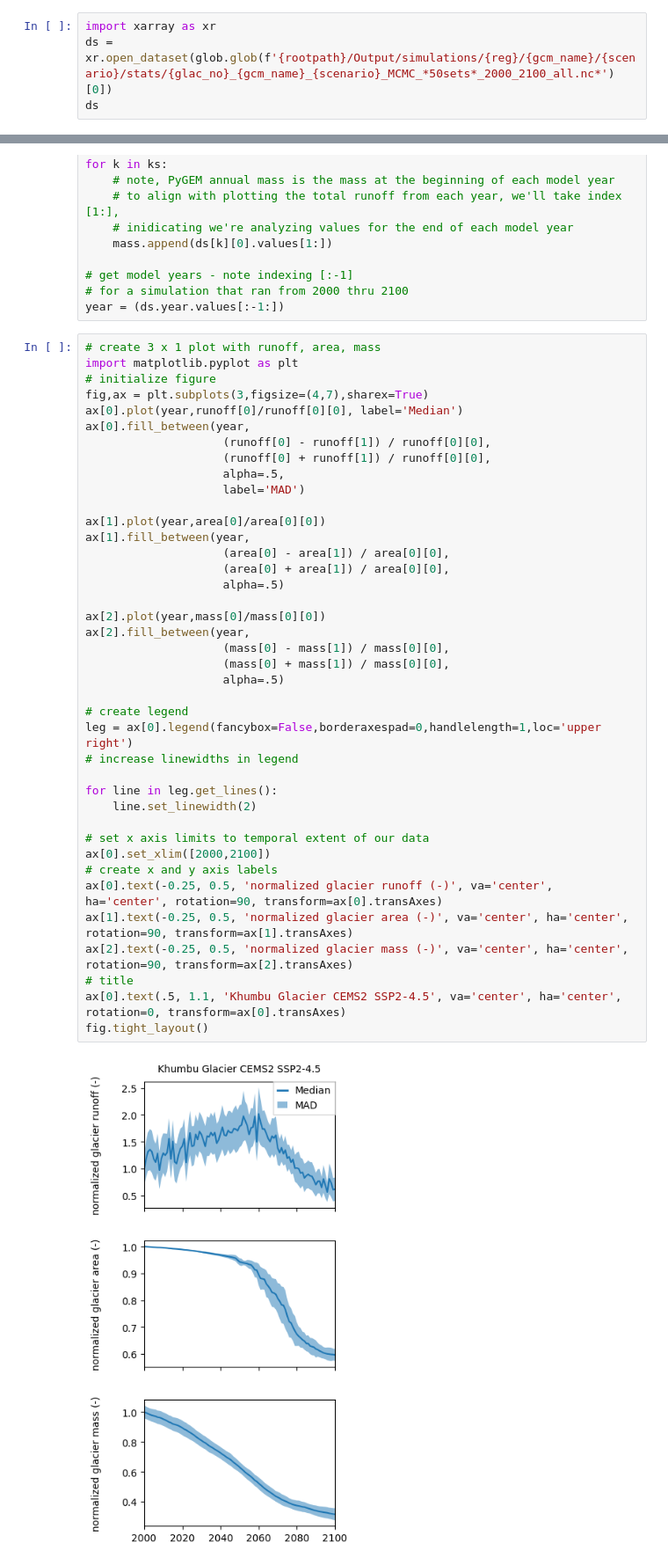
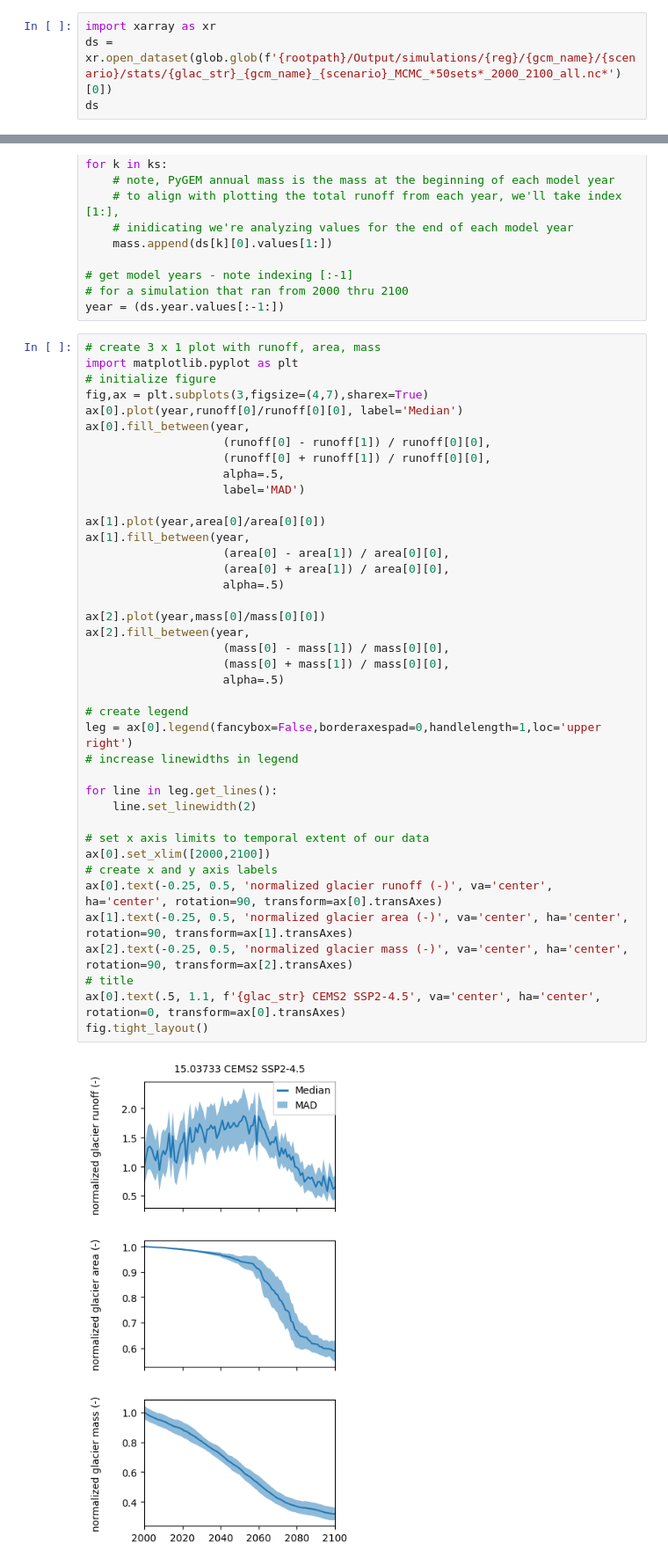
Before and after one commit to PyGEM-Community/PyGEM-notebooks, a Jupyter notebook: advanced_test.ipynb, the cells around one changed output, grey strips where cells are left out. Shown at 88% size. Drawn from its saved outputs; the diff is of its cells as text.

```diff
--- a/advanced_test.ipynb
+++ b/advanced_test.ipynb
@@ -190,7 +191,7 @@ ls -lah $1/Output/simulations/$2/$3/$4/stats/*50sets*.nc
 Visualize the model output. First use xarray to load the netcdf file shown above.
 # %%
 import xarray as xr
-ds = xr.open_dataset(glob.glob(f'{rootpath}/Output/simulations/{reg}/{gcm_name}/{scenario}/stats/{glac_no}_{gcm_name}_{scenario}_MCMC_*50sets*_2000_2100_all.nc*')[0])
+ds = xr.open_dataset(glob.glob(f'{rootpath}/Output/simulations/{reg}/{gcm_name}/{scenario}/stats/{glac_str}_{gcm_name}_{scenario}_MCMC_*50sets*_2000_2100_all.nc*')[0])
 ds
 # %% [output]
 <xarray.Dataset> Size: 56kB
@@ -257,35 +258,35 @@ ax[0].fill_between(year,
                     label='MAD')
 
 ax[1].plot(year,area[0]/area[0][0])
 ax[1].fill_between(year,
                     (area[0] - area[1]) / area[0][0],
                     (area[0] + area[1]) / area[0][0],
                     alpha=.5)
 
 ax[2].plot(year,mass[0]/mass[0][0])
 ax[2].fill_between(year,
                     (mass[0] - mass[1]) / mass[0][0],
                     (mass[0] + mass[1]) / mass[0][0],
                     alpha=.5)
 
 # create legend
 leg = ax[0].legend(fancybox=False,borderaxespad=0,handlelength=1,loc='upper right')
 # increase linewidths in legend
 
 for line in leg.get_lines():
     line.set_linewidth(2)
 
 # set x axis limits to temporal extent of our data
 ax[0].set_xlim([2000,2100])
 # create x and y axis labels
 ax[0].text(-0.25, 0.5, 'normalized glacier runoff (-)', va='center', ha='center', rotation=90, transform=ax[0].transAxes)
 ax[1].text(-0.25, 0.5, 'normalized glacier area (-)', va='center', ha='center', rotation=90, transform=ax[1].transAxes)
 ax[2].text(-0.25, 0.5, 'normalized glacier mass (-)', va='center', ha='center', rotation=90, transform=ax[2].transAxes)
 # title
-ax[0].text(.5, 1.1, 'Khumbu Glacier CEMS2 SSP2-4.5', va='center', ha='center', rotation=0, transform=ax[0].transAxes)
+ax[0].text(.5, 1.1, f'{glac_str} CEMS2 SSP2-4.5', va='center', ha='center', rotation=0, transform=ax[0].transAxes)
 fig.tight_layout()
 # %% [output]
-[figure, old version]
+[figure, new version]
 # %% [markdown]
 ## Next: More advanced tests:
 - Run calibration and simulations following dynamical spinup: see the [*advanced_test_spinup.ipynb*](https://github.com/PyGEM-Community/PyGEM-notebooks/blob/main/advanced_test_spinup.ipynb) Jupyter Notebook.
```
Also changed, not shown: parts of 7 cells of this notebook, 5 other files.
